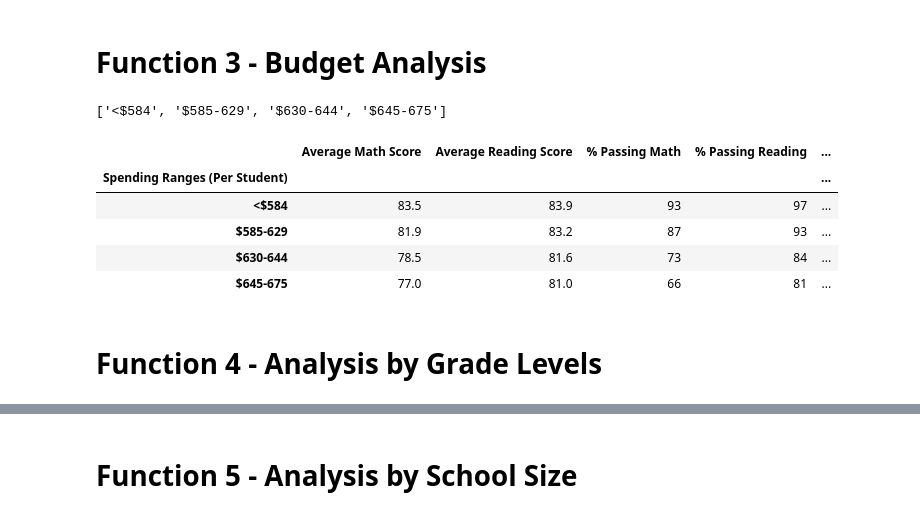
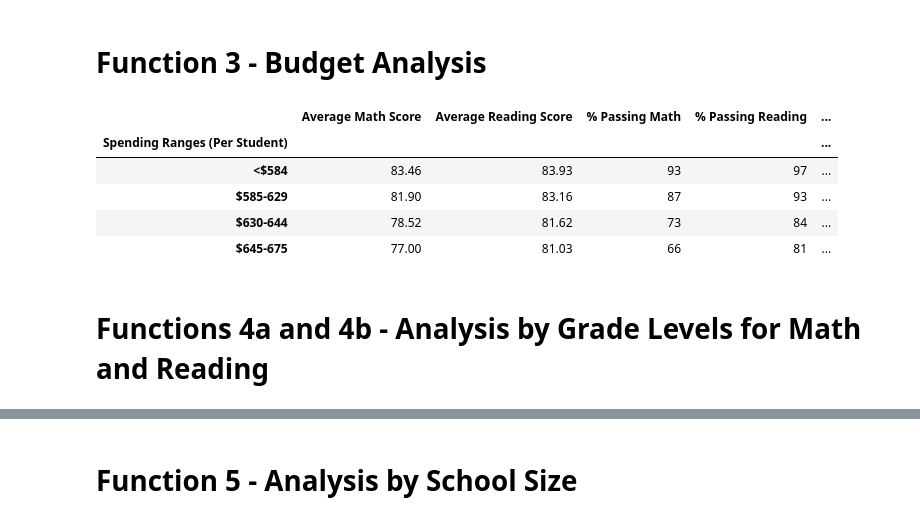
Before and after one commit to D-u-s-t-i-n/School_District_Analysis, a Jupyter notebook: PyCitySchools_Challenge.ipynb, the cells around one changed output, grey strips where cells are left out. Cells and saved outputs as stored; diff of their text form; code cells hidden in the pictures.

```diff
--- a/PyCitySchools_Challenge.ipynb
+++ b/PyCitySchools_Challenge.ipynb
@@ -313,27 +261,19 @@ def budget_analysis(school_data_df, school_data_complete_df, per_school_summary_
     df = pd.DataFrame(per_school_types)
     # Calculate the total student count.
     per_school_counts = school_data_df["size"]
-    #print(per_school_counts)
 
     # Calculate the total student count.
     per_school_counts = school_data_df.set_index(["school_name"])["size"]
-    #print(per_school_counts)
 
     # Calculate the total student count.
     per_school_counts = school_data_complete_df["school_name"].value_counts()
-    #print(per_school_counts)
 
     # Calculate the total school budget.
     per_school_budget = school_data_df.set_index(["school_name"])["budget"]
-    #print(per_school_budget)
 
     # Calculate the per capita spending.
     per_school_capita = per_school_budget / per_school_counts
-    #print(per_school_capita)
 
-    # Calculate the per capita spending.
-    #per_school_capita = per_school_budget / per_school_counts
-    per_school_capita.describe()
     # Cut the per_school_capita into the spending ranges.
     spending_bins = [0, 585, 615, 645, 675]
     pd.cut(per_school_capita, spending_bins)
@@ -343,12 +283,10 @@ def budget_analysis(school_data_df, school_data_complete_df, per_school_summary_
 
     # Cut the per_school_capita into the spending ranges.
     spending_bins = [0, 585, 630, 645, 675]
-    #print(per_school_capita.groupby(pd.cut(per_school_capita, spending_bins)).count())
 
     # Establish the spending bins and group names.
     spending_bins = [0, 585, 630, 645, 675]
     group_names = ["<$584", "$585-629", "$630-644", "$645-675"]
-    print(group_names)
 
     # Categorize spending based on the bins.
     per_school_summary_df["Spending Ranges (Per Student)"] = pd.cut(per_school_capita, spending_bins, labels=group_names)
@@ -359,42 +297,39 @@ def budget_analysis(school_data_df, school_data_complete_df, per_school_summary_
     spending_reading_scores = per_school_summary_df.groupby(["Spending Ranges (Per Student)"]).mean()["Average Reading Score"]
 
     spending_passing_math = per_school_summary_df.groupby(["Spending Ranges (Per Student)"]).mean()["% Passing Math"]
 
     spending_passing_reading = per_school_summary_df.groupby(["Spending Ranges (Per Student)"]).mean()["% Passing Reading"]
 
     overall_passing_spending = per_school_summary_df.groupby(["Spending Ranges (Per Student)"]).mean()["% Overall Passing"]
     # Assemble into DataFrame.
     spending_summary_df = pd.DataFrame({
               "Average Math Score" : spending_math_scores,
               "Average Reading Score": spending_reading_scores,
               "% Passing Math": spending_passing_math,
               "% Passing Reading": spending_passing_reading,
               "% Overall Passing": overall_passing_spending})
 
     # Formatting
-    spending_summary_df["Average Math Score"] = spending_summary_df["Average Math Score"].map("{:.1f}".format)
+    spending_summary_df["Average Math Score"] = spending_summary_df["Average Math Score"].map("{:.2f}".format)
 
-    spending_summary_df["Average Reading Score"] = spending_summary_df["Average Reading Score"].map("{:.1f}".format)
+    spending_summary_df["Average Reading Score"] = spending_summary_df["Average Reading Score"].map("{:.2f}".format)
 
     spending_summary_df["% Passing Math"] = spending_summary_df["% Passing Math"].map("{:.0f}".format)
 
     spending_summary_df["% Passing Reading"] = spending_summary_df["% Passing Reading"].map("{:.0f}".format)
 
     spending_summary_df["% Overall Passing"] = spending_summary_df["% Overall Passing"].map("{:.0f}".format)
 
-    #spending_summary_df
-    #spending_summary_df
     return spending_summary_df #per_school_summary_df
 
 budget_analysis(school_data_df, complete_df, school_summary_df)
 # %% [output]
-['<$584', '$585-629', '$630-644', '$645-675']
 |  | Average Math Score | Average Reading Score | % Passing Math | % Passing Reading | ... |
 | Spending Ranges (Per Student) |  |  |  |  | ... |
-| <$584 | 83.5 | 83.9 | 93 | 97 | ... |
-| $585-629 | 81.9 | 83.2 | 87 | 93 | ... |
-| $630-644 | 78.5 | 81.6 | 73 | 84 | ... |
-| $645-675 | 77.0 | 81.0 | 66 | 81 | ... |
+| <$584 | 83.46 | 83.93 | 93 | 97 | ... |
+| $585-629 | 81.90 | 83.16 | 87 | 93 | ... |
+| $630-644 | 78.52 | 81.62 | 73 | 84 | ... |
+| $645-675 | 77.00 | 81.03 | 66 | 81 | ... |
 # %% [markdown]
-# Function 4 - Analysis by Grade Levels
+# Functions 4a and 4b - Analysis by Grade Levels for Math and Reading
 # %%
```
Also changed, not shown: parts of 26 cells of this notebook.
